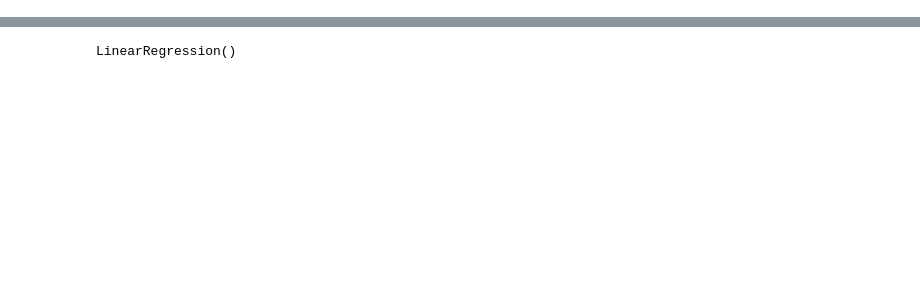
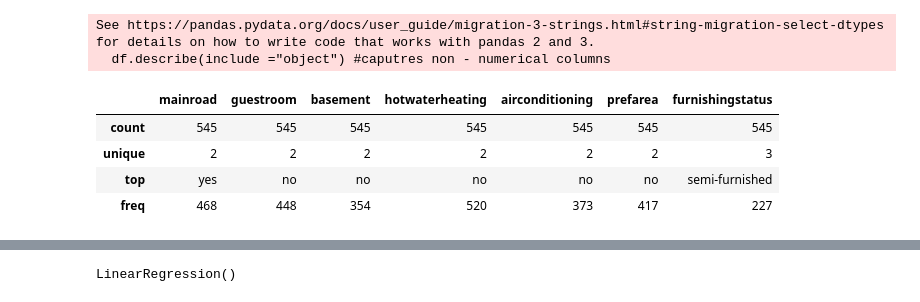
Before and after one commit to abelkk/ML-01, a Jupyter notebook: LinearRegression/simple_linear.ipynb, the cells around one changed output, grey strips where cells are left out. Saved outputs shown, nothing was run; the diff lists cells and outputs as text; code cells hidden in the pictures; blank space fills up the shorter version.

```diff
--- a/LinearRegression/simple_linear.ipynb
+++ b/LinearRegression/simple_linear.ipynb
@@ -15,0 +107,10 @@ df.head()
+# %%
+df.describe(include ="object") #caputres non - numerical columns
+# %% [output]
+See https://pandas.pydata.org/docs/user_guide/migration-3-strings.html#string-migration-select-dtypes for details on how to write code that works with pandas 2 and 3.
+  df.describe(include ="object") #caputres non - numerical columns
+|  | mainroad | guestroom | basement | hotwaterheating | airconditioning | prefarea | furnishingstatus |
+| count | 545 | 545 | 545 | 545 | 545 | 545 | 545 |
+| unique | 2 | 2 | 2 | 2 | 2 | 2 | 3 |
+| top | yes | no | no | no | no | no | semi-furnished |
+| freq | 468 | 448 | 354 | 520 | 373 | 417 | 227 |
```
Also changed, not shown: parts of 27 cells of this notebook.
